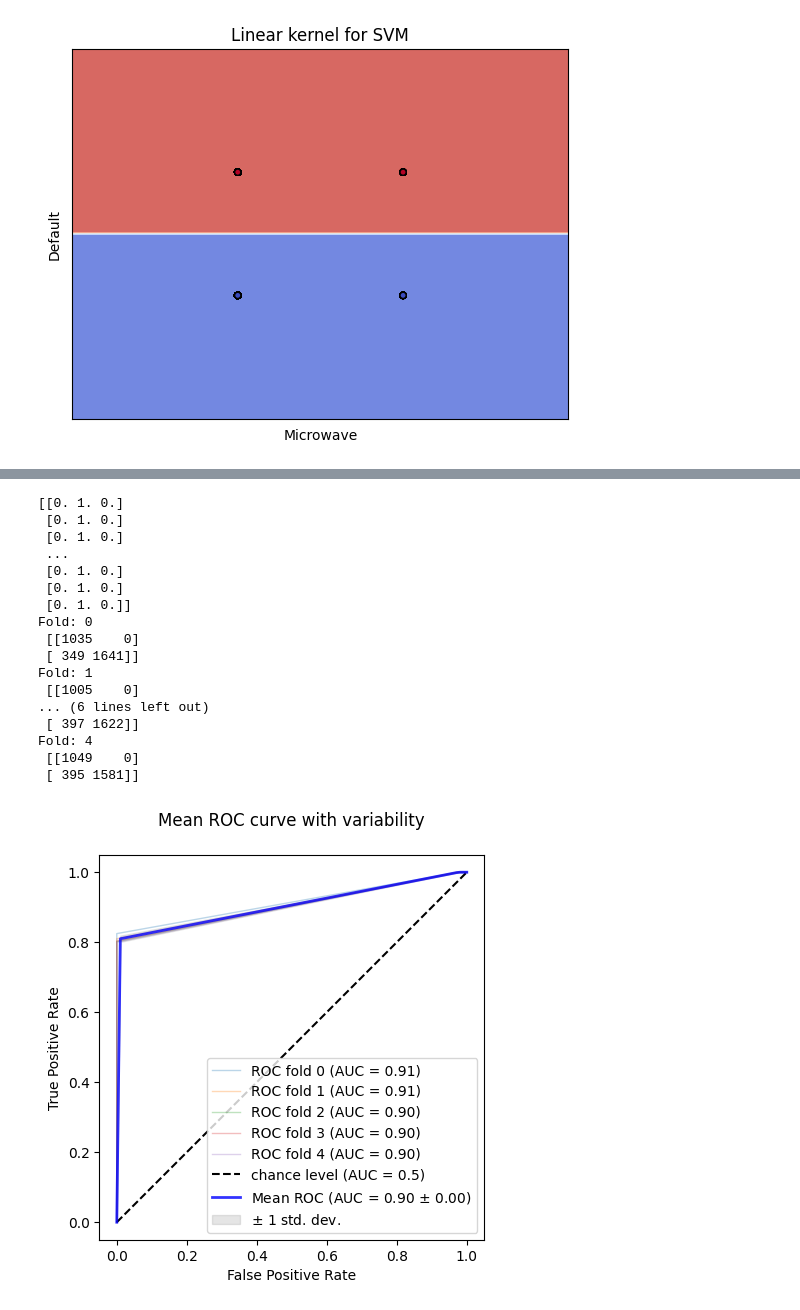
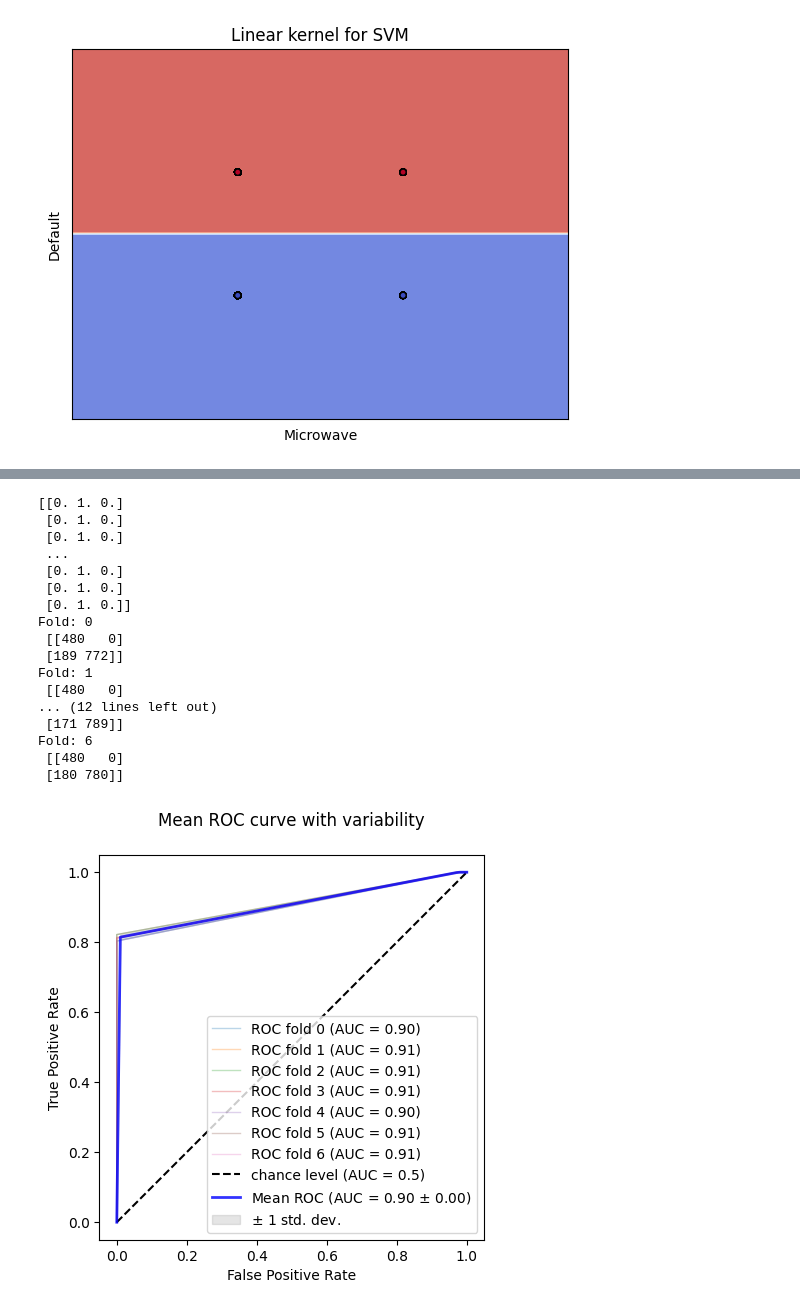
Before and after one commit to smartHome-LUCAMI/Projekt, a Jupyter notebook: HMM_SmartHome.ipynb, the cells around one changed output, grey strips where cells are left out. Drawn from its saved outputs; the diff is of its cells as text; code cells hidden in the pictures.

```diff
--- a/HMM_SmartHome.ipynb
+++ b/HMM_SmartHome.ipynb
@@ -562,20 +565,20 @@ Timestamp('2016-12-16 03:29:00')
 # %%
 # SVM
 
-df = interval_model(data_frame= df, starting_date='2016-01-21 05:00:00', interval=datetime.timedelta(days=7))
+df_temp = interval_model(data_frame= df, starting_date='2016-01-21 05:00:00', interval=datetime.timedelta(days=7))
 
-ss = ShuffleSplit(n_splits=5, test_size=0.3)
+ss = ShuffleSplit(n_splits=7, test_size=0.3)
 
 classifier = svm.SVC(kernel="linear", C=1)
 # Predicts whether someone is present or absent
 # Inputs: Micorwave, Default
 
 x = np.zeros([10081, 2])
-x[:,0] = df['Microwave']
-x[:,1] = df['Default']
+x[:,0] = df_temp['Microwave']
+x[:,1] = df_temp['Default']
 
 y = np.zeros([10081,1])
-y = df['Ground Truth']
+y = df_temp['Ground Truth']
 
 absent =0
 present =0
@@ -612,5 +624,5 @@ Text(0.5, 1.0, 'Linear kernel for SVM')
 # %%
-ss = ShuffleSplit(n_splits=5, test_size=0.3)
+ss = ShuffleSplit(n_splits=7, test_size=0.3)
 
 
 tprs = []
@@ -699,9 +713,9 @@ Fold: 4
 ss = ShuffleSplit(n_splits=5, test_size=0.3)
 classifier = svm.SVC(kernel="linear", C=1, probability=True)
 x = np.zeros([10081, 3])
-x[:, 0] = df['Microwave']
-x[:, 1] = df['Default']
-x[:, 2] = df['Garage door']
+x[:, 0] = df_temp['Microwave']
+x[:, 1] = df_temp['Default']
+x[:, 2] = df_temp['Garage door']
 
 tprs = []
 aucs = []
@@ -735,5 +749,7 @@ plt.show()
 # %%
-ss = ShuffleSplit(n_splits=5, test_size=0.3)
+ss = ShuffleSplit(n_splits=7, test_size=0.3)
+
+skf = StratifiedKFold(n_splits=7, shuffle=True, random_state=2)
 
 print(x)
 
@@ -742,7 +758,7 @@ aucs = []
 mean_fpr = np.linspace(0, 1, 100)
 fig, ax = plt.subplots(figsize=(5, 5))
 
-for fold, (train, test) in enumerate(ss.split(x,y)):
+for fold, (train, test) in enumerate(skf.split(x,y)):
     classifier.fit(x[train],y[train])
     viz = RocCurveDisplay.from_estimator(
         classifier,
@@ -782,39 +798,39 @@ tprs_lower = np.maximum(mean_tpr - std_tpr, 0)
 ax.fill_between(
     mean_fpr,
     tprs_lower,
     tprs_upper,
     color="grey",
     alpha=0.2,
     label=r"$\pm$ 1 std. dev.",
 )
 
 ax.set(
     xlim=[-0.05, 1.05],
     ylim=[-0.05, 1.05],
     xlabel="False Positive Rate",
     ylabel="True Positive Rate",
     title=f"Mean ROC curve with variability\n",
 )
 ax.axis("square")
 ax.legend(loc="lower right")
 
 plt.show()
 # %% [output]
 [[0. 1. 0.]
  [0. 1. 0.]
  [0. 1. 0.]
  ...
  [0. 1. 0.]
  [0. 1. 0.]
  [0. 1. 0.]]
 Fold: 0
- [[1035    0]
- [ 349 1641]]
+ [[480   0]
+ [189 772]]
 Fold: 1
- [[1005    0]
-... (6 lines left out)
- [ 397 1622]]
-Fold: 4
- [[1049    0]
- [ 395 1581]]
+ [[480   0]
+... (12 lines left out)
+ [171 789]]
+Fold: 6
+ [[480   0]
+ [180 780]]
-[figure, old version]
+[figure, new version]
```
Also changed, not shown: parts of 12 cells of this notebook, 16 other files.
